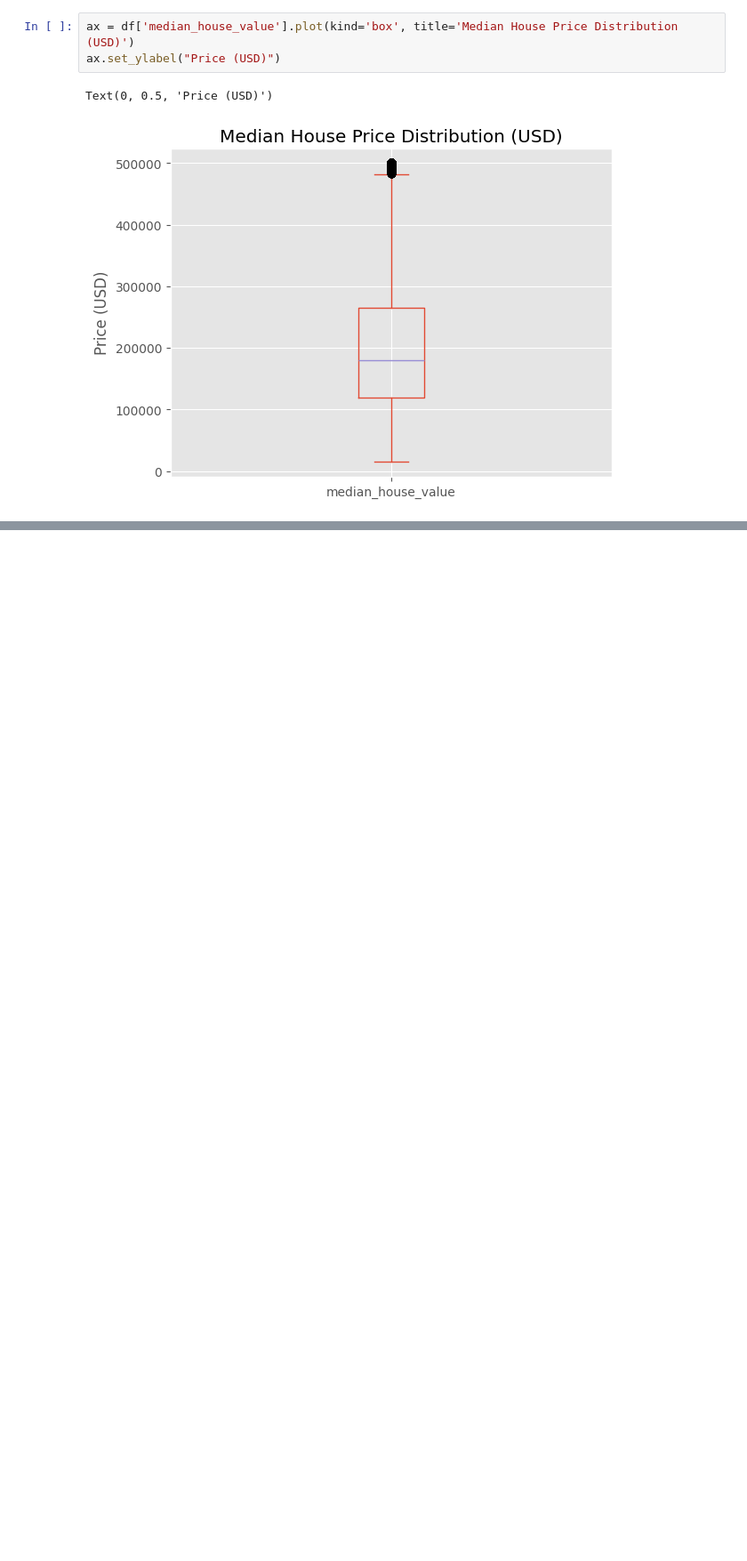
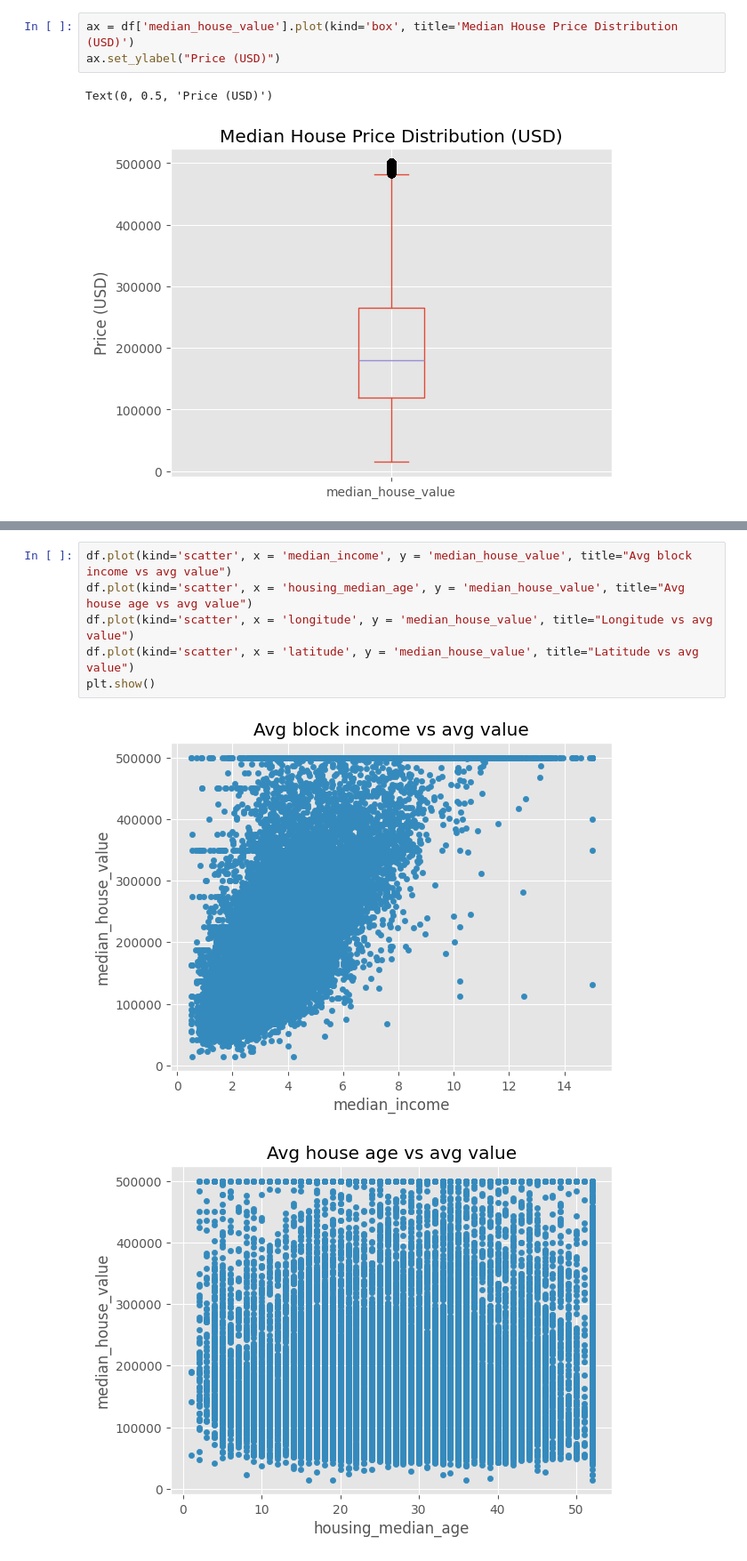
Before and after one commit to Kaydonius/California-Housing, a Jupyter notebook: notebooks/housing_analysis.ipynb, the cells around one changed output, grey strips where cells are left out. Shown at 89% size. Saved outputs shown, nothing was run; the diff lists cells and outputs as text; blank space fills up the shorter version.

```diff
--- a/notebooks/housing_analysis.ipynb
+++ b/notebooks/housing_analysis.ipynb
@@ -195,0 +192,9 @@ Text(0, 0.5, 'Price (USD)')
+# %%
+df.plot(kind='scatter', x = 'median_income', y = 'median_house_value', title="Avg block income vs avg value")
+df.plot(kind='scatter', x = 'housing_median_age', y = 'median_house_value', title="Avg house age vs avg value")
+df.plot(kind='scatter', x = 'longitude', y = 'median_house_value', title="Longitude vs avg value")
+df.plot(kind='scatter', x = 'latitude', y = 'median_house_value', title="Latitude vs avg value")
+plt.show()
+# %% [output]
+[figure, added]
+[figure, added]
```
Also changed, not shown: parts of 14 cells of this notebook.
